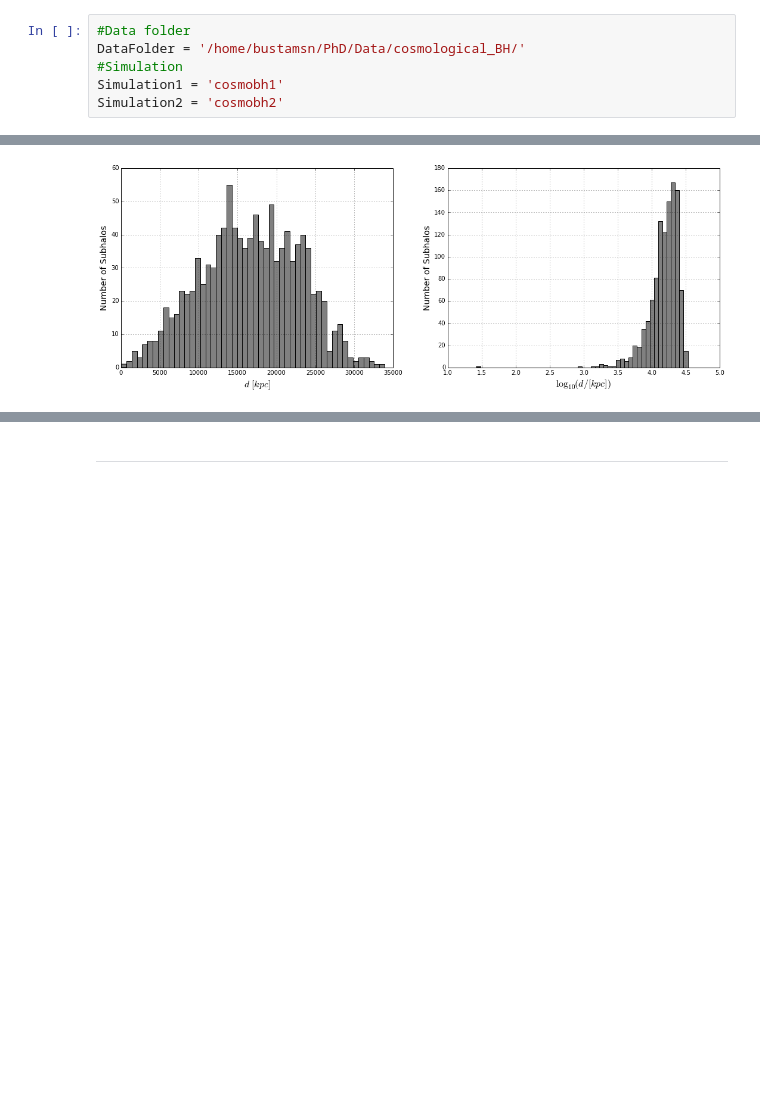
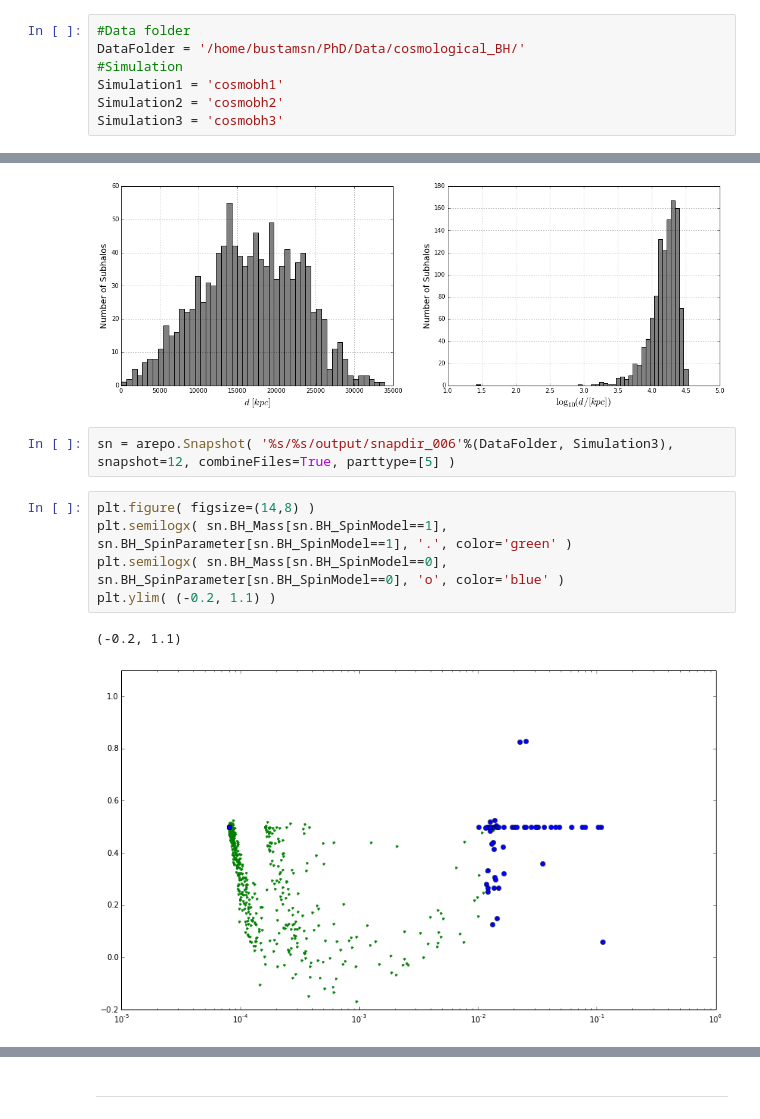
Before and after one commit to sbustamante/CosmologicalBlackHoles, a Jupyter notebook: Codes/BH_stats.ipynb, the cells around one changed output, grey strips where cells are left out. Cells and saved outputs as stored; diff of their text form; blank space fills up the shorter version.

Commit message:
Spin cosmological stats

```diff
--- a/Codes/BH_stats.ipynb
+++ b/Codes/BH_stats.ipynb
@@ -53,6 +53,7 @@ DataFolder = '/home/bustamsn/PhD/Data/cosmological_BH/'
 #Simulation
 Simulation1 = 'cosmobh1'
 Simulation2 = 'cosmobh2'
+Simulation3 = 'cosmobh3'
 # %% [markdown]
 - - -
 # %% [markdown]
@@ -158,3 +159,13 @@ plt.xlabel( '$\log_{10}( d/[kpc] )$', fontsize=16 )
 # %% [output]
 <matplotlib.text.Text at 0x...>
 [figure]
+# %%
+sn = arepo.Snapshot( '%s/%s/output/snapdir_006'%(DataFolder, Simulation3), snapshot=12, combineFiles=True, parttype=[5] )
+# %%
+plt.figure( figsize=(14,8) )
+plt.semilogx( sn.BH_Mass[sn.BH_SpinModel==1], sn.BH_SpinParameter[sn.BH_SpinModel==1], '.', color='green' )
+plt.semilogx( sn.BH_Mass[sn.BH_SpinModel==0], sn.BH_SpinParameter[sn.BH_SpinModel==0], 'o', color='blue' )
+plt.ylim( (-0.2, 1.1) )
+# %% [output]
+(-0.2, 1.1)
+[figure, added]
```
Also changed, not shown: parts of 1 cell of this notebook.
